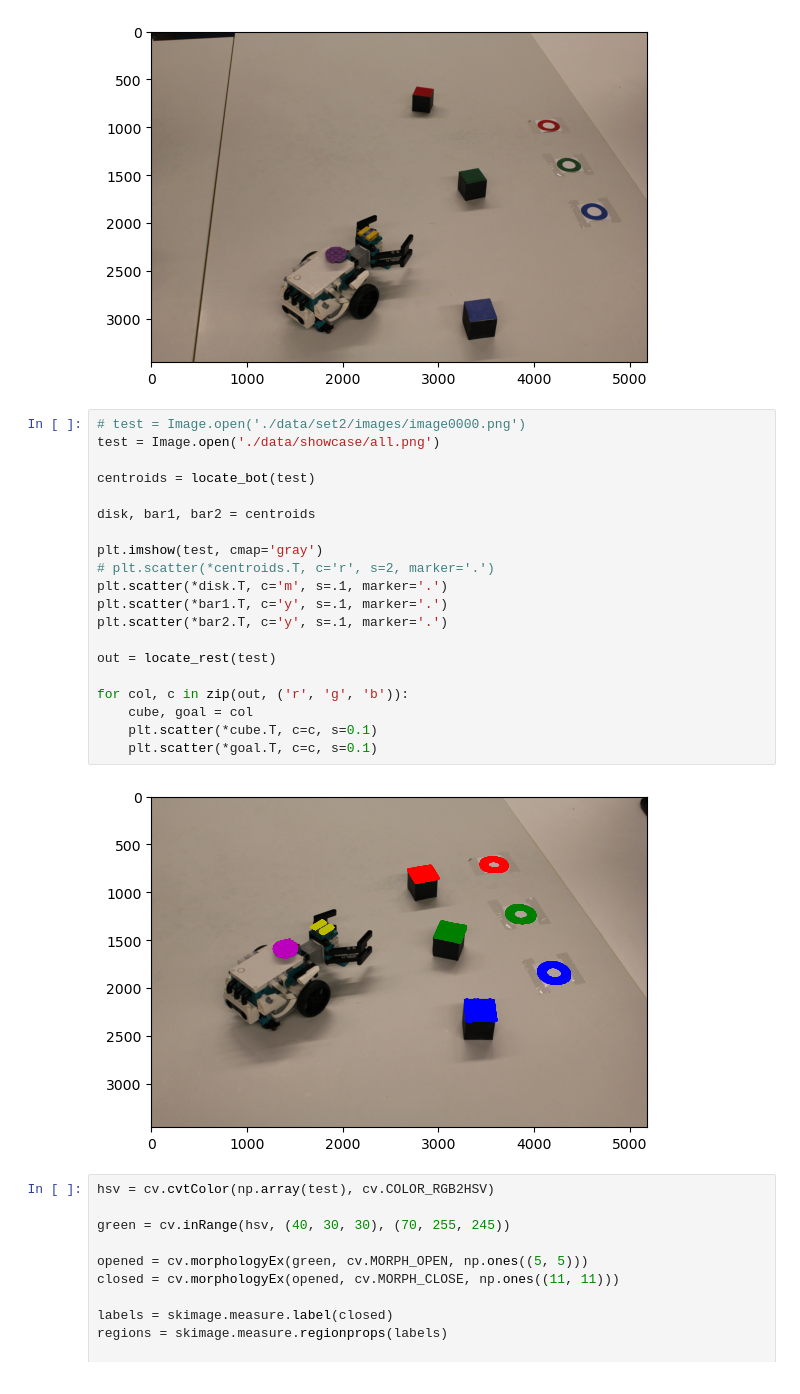
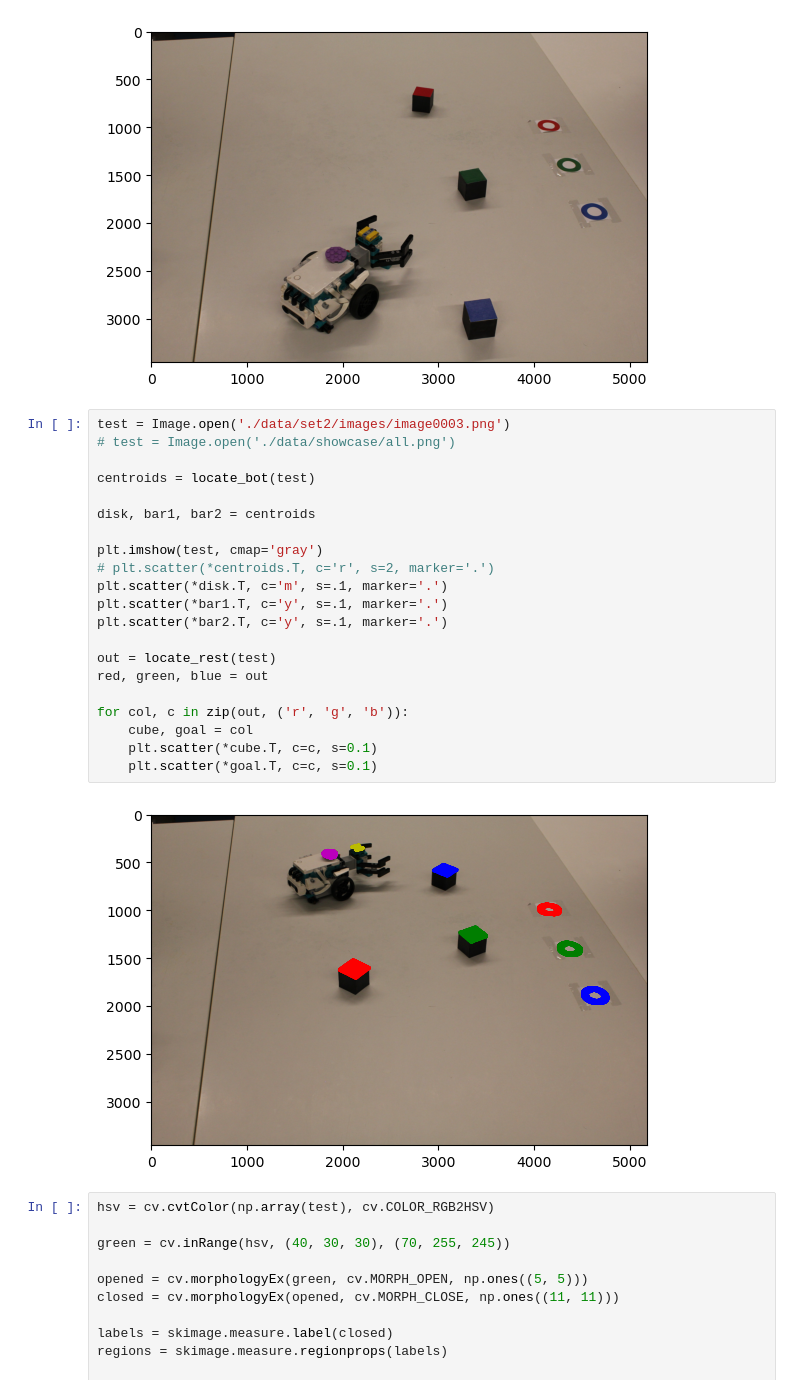
Before and after one commit to imveikka/3DCV_project, a Jupyter notebook: sandbox.ipynb, the cells around one changed output. Drawn from its saved outputs; the diff is of its cells as text.

```diff
--- a/sandbox.ipynb
+++ b/sandbox.ipynb
@@ -78,27 +75,28 @@ plt.imshow(test)
 <matplotlib.image.AxesImage at 0x...>
 [figure]
 # %%
-# test = Image.open('./data/set2/images/image0000.png')
-test = Image.open('./data/showcase/all.png')
+test = Image.open('./data/set2/images/image0003.png')
+# test = Image.open('./data/showcase/all.png')
 
 centroids = locate_bot(test)
 
 disk, bar1, bar2 = centroids
 
 plt.imshow(test, cmap='gray')
 # plt.scatter(*centroids.T, c='r', s=2, marker='.')
 plt.scatter(*disk.T, c='m', s=.1, marker='.')
 plt.scatter(*bar1.T, c='y', s=.1, marker='.')
 plt.scatter(*bar2.T, c='y', s=.1, marker='.')
 
 out = locate_rest(test)
+red, green, blue = out
 
 for col, c in zip(out, ('r', 'g', 'b')):
     cube, goal = col
     plt.scatter(*cube.T, c=c, s=0.1)
     plt.scatter(*goal.T, c=c, s=0.1)
 # %% [output]
-[figure, old version]
+[figure, new version]
 # %%
 hsv = cv.cvtColor(np.array(test), cv.COLOR_RGB2HSV)
 
```
Also changed, not shown: parts of 5 cells of this notebook, 2 other files.
